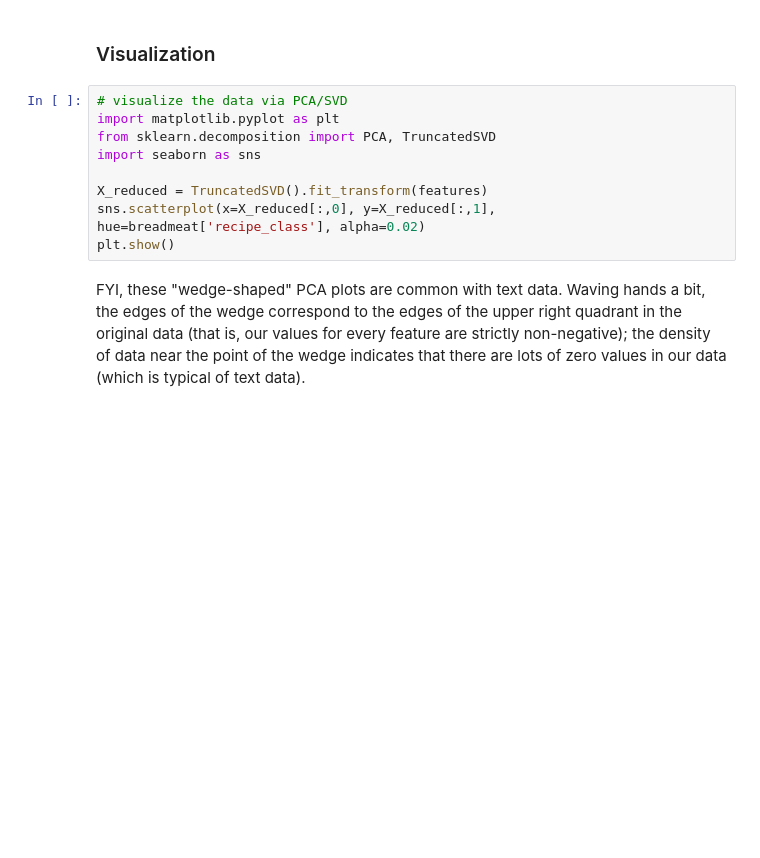
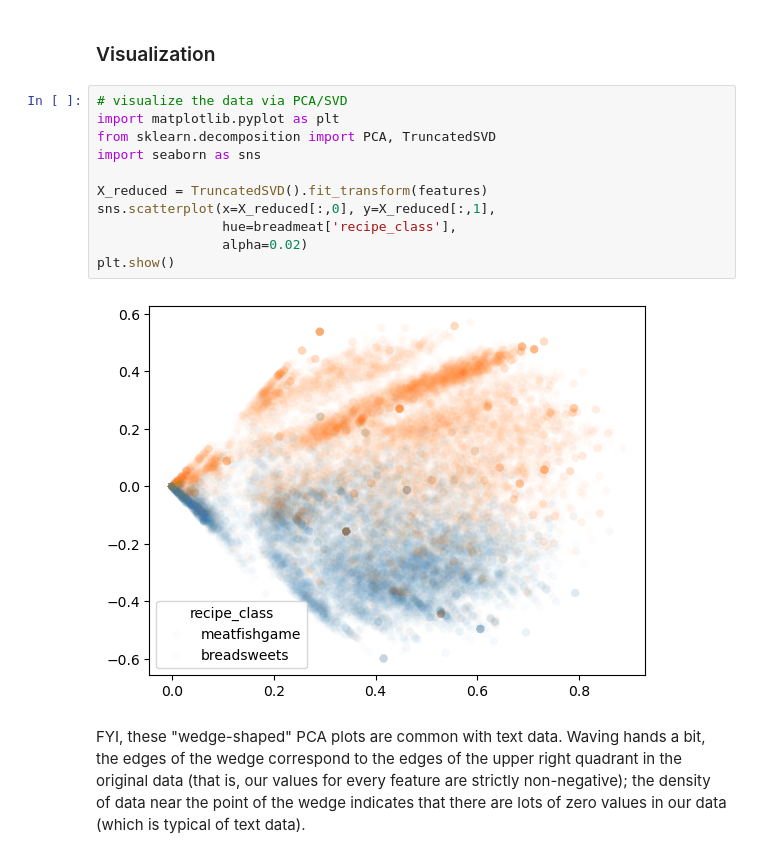
Before and after one commit to wilkens-teaching/info3350-f24, a Jupyter notebook: lectures/lec-04-clustering.ipynb, the cells around one changed output. Cells and saved outputs as stored; diff of their text form; blank space fills up the shorter version.

```diff
--- a/lectures/lec-04-clustering.ipynb
+++ b/lectures/lec-04-clustering.ipynb
@@ -187,12 +213,16 @@ vectorizer.get_feature_names_out()[:20]
 # %%
 # visualize the data via PCA/SVD
 import matplotlib.pyplot as plt
 from sklearn.decomposition import PCA, TruncatedSVD
 import seaborn as sns
 
 X_reduced = TruncatedSVD().fit_transform(features)
-sns.scatterplot(x=X_reduced[:,0], y=X_reduced[:,1], hue=breadmeat['recipe_class'], alpha=0.02)
+sns.scatterplot(x=X_reduced[:,0], y=X_reduced[:,1],
+                hue=breadmeat['recipe_class'],
+                alpha=0.02)
 plt.show()
+# %% [output]
+[figure, added]
 # %% [markdown]
 FYI, these "wedge-shaped" PCA plots are common with text data. Waving hands a bit, the edges of the wedge correspond to the edges of the upper right quadrant in the original data (that is, our values for every feature are strictly non-negative); the density of data near the point of the wedge indicates that there are lots of zero values in our data (which is typical of text data).
 # %%
```
Also changed, not shown: parts of 11 cells of this notebook.
